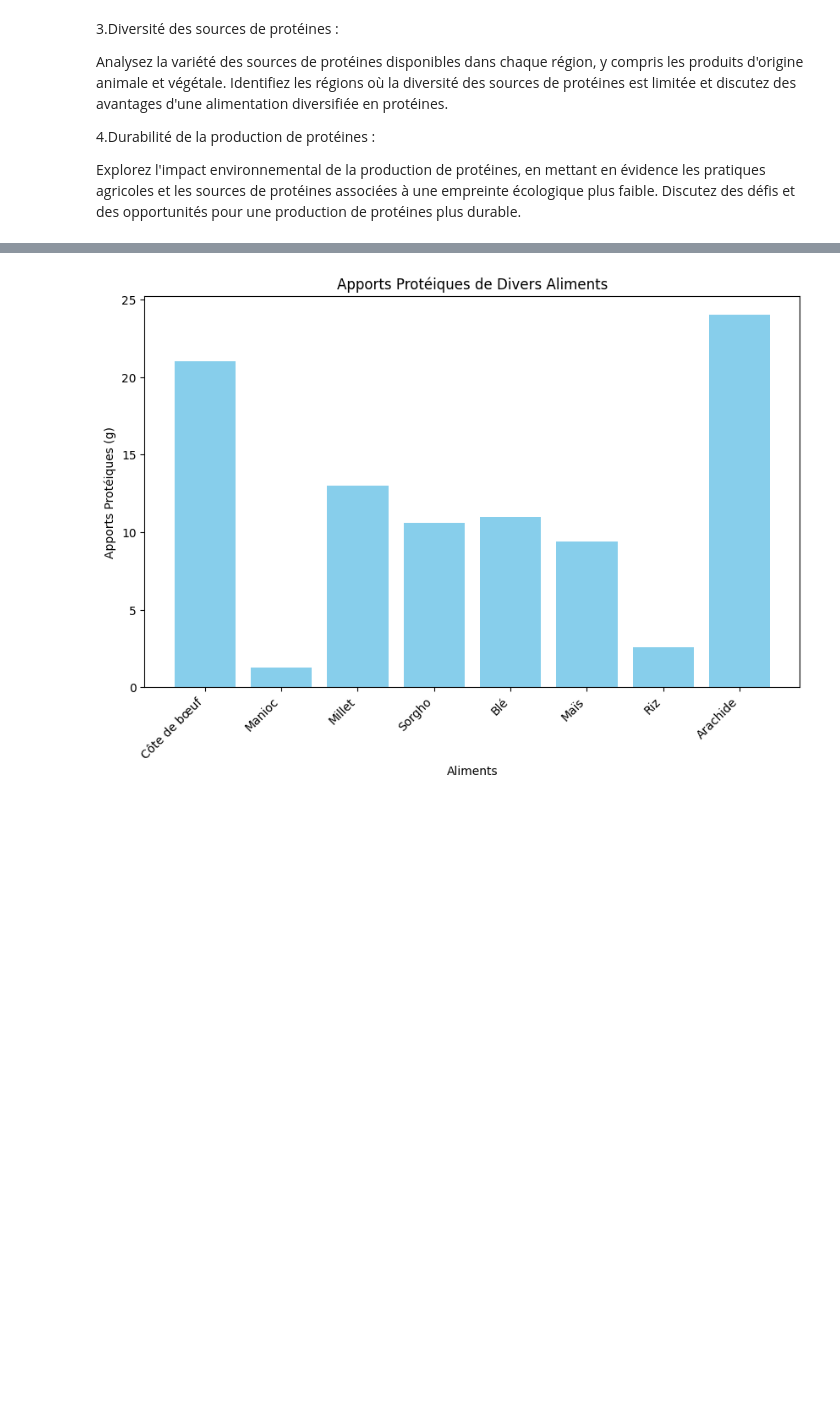
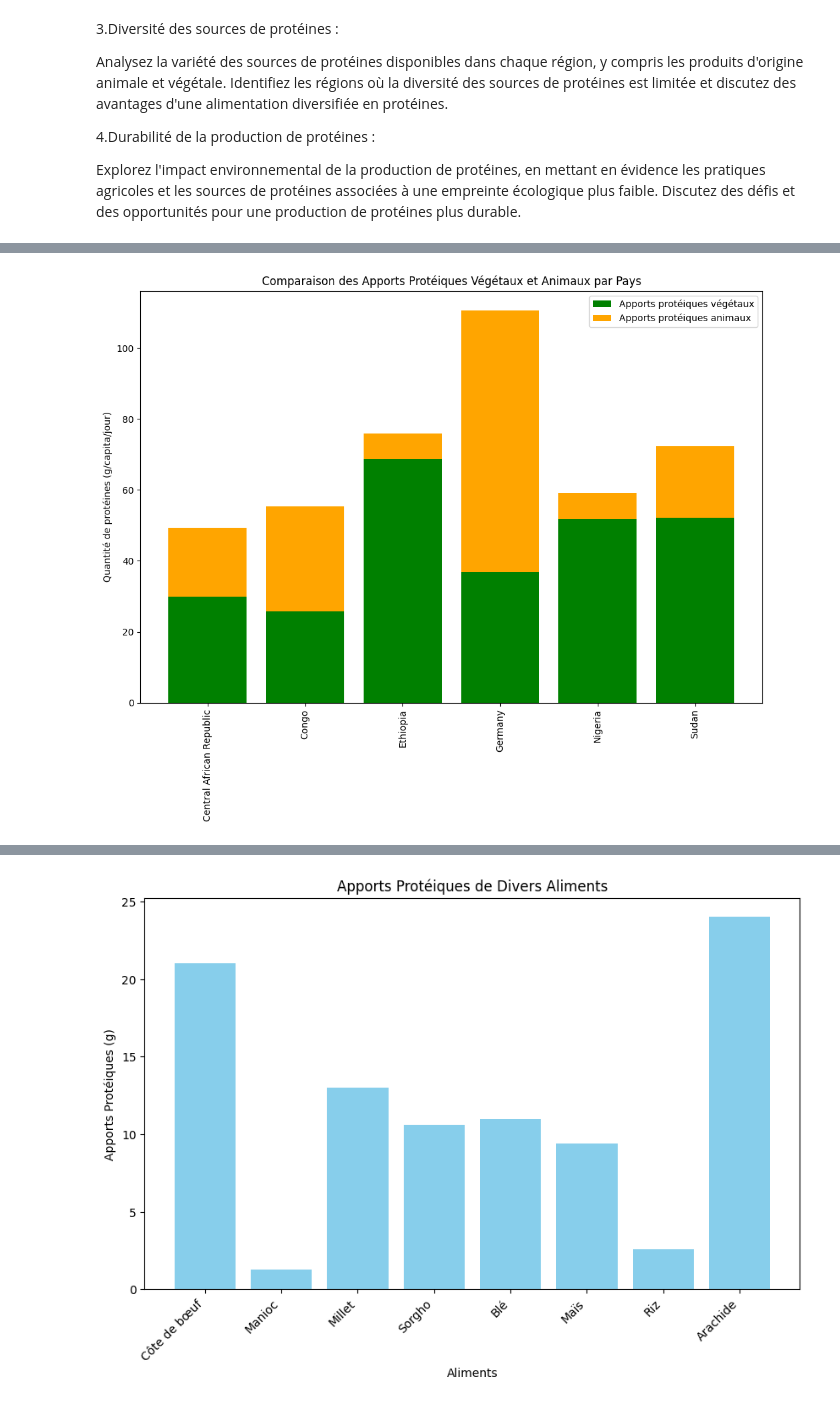
Before and after one commit to faridig/FAO_STAT, a Jupyter notebook: stats_17nov/heatmap.ipynb, the cells around one changed output, grey strips where cells are left out. Saved outputs shown, nothing was run; the diff lists cells and outputs as text; code cells hidden in the pictures; blank space fills up the shorter version.

```diff
--- a/stats_17nov/heatmap.ipynb
+++ b/stats_17nov/heatmap.ipynb
@@ -123,0 +128,36 @@ plt.show()
+# %%
+#autre analyse apports protéiques vgtal et animal cumulés pour chaque pays
+
+df_anivgt = pd.read_csv("vg_an_5pays.csv")
+df_anivgt.head(4)
+
+import matplotlib.pyplot as plt
+import pandas as pd
+
+# Supposons que votre DataFrame s'appelle df
+# Assurez-vous d'avoir une colonne "Area", "Item", et "Value" dans votre DataFrame
+
+# Filtrer les lignes pertinentes
+df_vegetal = df_anivgt[df_anivgt['Item'] == 'Vegetal Products']
+df_animal = df_anivgt[df_anivgt['Item'] == 'Animal Products']
+
+# Fusionner les deux DataFrames
+df_combined = pd.merge(df_vegetal, df_animal, on=['Area', 'Year'], suffixes=('_Vegetal', '_Animal'))
+
+# Créer le graphique en barres cumulées
+plt.figure(figsize=(12, 8))
+plt.bar(df_combined['Area'], df_combined['Value_Vegetal'], label='Apports protéiques végétaux', color='green')
+plt.bar(df_combined['Area'], df_combined['Value_Animal'], bottom=df_combined['Value_Vegetal'], label='Apports protéiques animaux', color='orange')
+
+# Ajouter des labels et un titre
+plt.xlabel('')
+plt.ylabel('Quantité de protéines (g/capita/jour)')
+plt.title('Comparaison des Apports Protéiques Végétaux et Animaux par Pays')
+plt.legend()
+
+# Rotation des étiquettes sur l'axe des x pour une meilleure lisibilité
+plt.xticks(rotation=90)
+
+plt.show()
+# %% [output]
+[figure, added]
```
Also changed, not shown: parts of 9 cells of this notebook, 13 other files.
